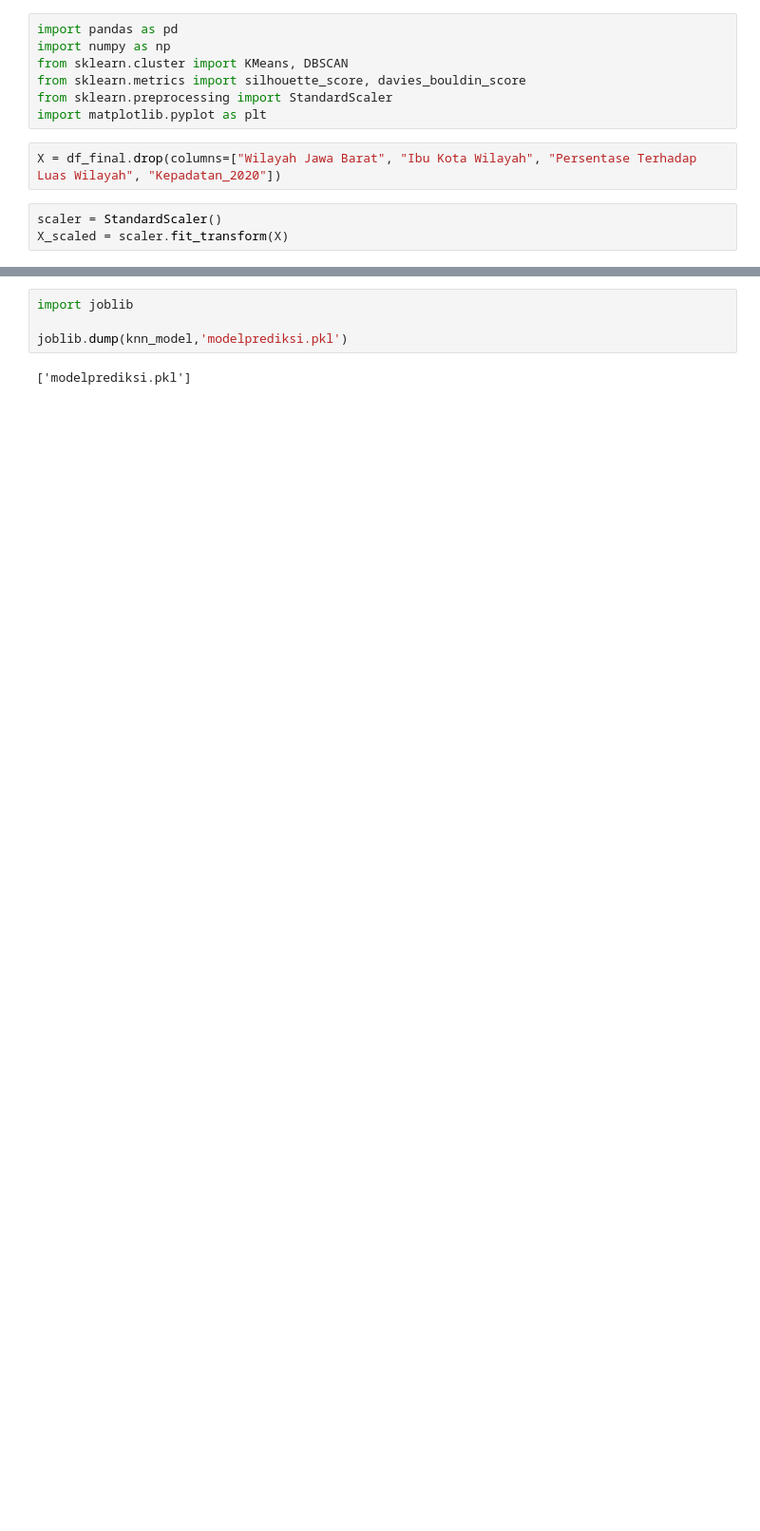
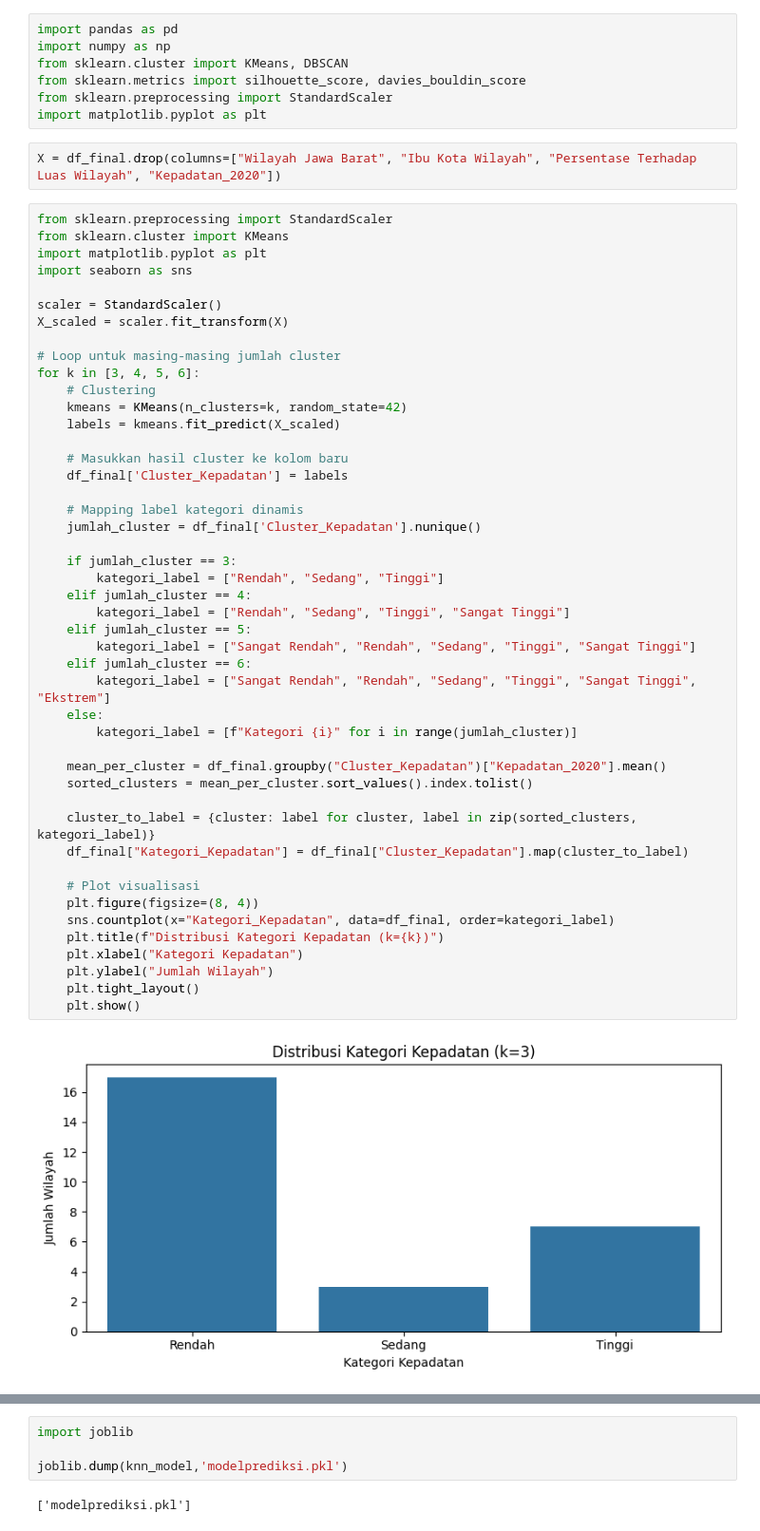
Before and after one commit to rapiscode/Tubes_DATMIN, a Jupyter notebook: TUBES_DATMIN.ipynb, the cells around one changed output, grey strips where cells are left out. Shown at 95% size. Saved outputs shown, nothing was run; the diff lists cells and outputs as text; blank space fills up the shorter version.

```diff
--- a/TUBES_DATMIN.ipynb
+++ b/TUBES_DATMIN.ipynb
@@ -138,5 +222,50 @@ import matplotlib.pyplot as plt
 # %%
 X = df_final.drop(columns=["Wilayah Jawa Barat", "Ibu Kota Wilayah", "Persentase Terhadap Luas Wilayah", "Kepadatan_2020"])
 # %%
+from sklearn.preprocessing import StandardScaler
+from sklearn.cluster import KMeans
+import matplotlib.pyplot as plt
+import seaborn as sns
+
 scaler = StandardScaler()
 X_scaled = scaler.fit_transform(X)
+
+# Loop untuk masing-masing jumlah cluster
+for k in [3, 4, 5, 6]:
+    # Clustering
+    kmeans = KMeans(n_clusters=k, random_state=42)
+    labels = kmeans.fit_predict(X_scaled)
+
+    # Masukkan hasil cluster ke kolom baru
+    df_final['Cluster_Kepadatan'] = labels
+
+    # Mapping label kategori dinamis
+    jumlah_cluster = df_final['Cluster_Kepadatan'].nunique()
+
+    if jumlah_cluster == 3:
+        kategori_label = ["Rendah", "Sedang", "Tinggi"]
+    elif jumlah_cluster == 4:
+        kategori_label = ["Rendah", "Sedang", "Tinggi", "Sangat Tinggi"]
+    elif jumlah_cluster == 5:
+        kategori_label = ["Sangat Rendah", "Rendah", "Sedang", "Tinggi", "Sangat Tinggi"]
+    elif jumlah_cluster == 6:
+        kategori_label = ["Sangat Rendah", "Rendah", "Sedang", "Tinggi", "Sangat Tinggi", "Ekstrem"]
+    else:
+        kategori_label = [f"Kategori {i}" for i in range(jumlah_cluster)]
+
+    mean_per_cluster = df_final.groupby("Cluster_Kepadatan")["Kepadatan_2020"].mean()
+    sorted_clusters = mean_per_cluster.sort_values().index.tolist()
+
+    cluster_to_label = {cluster: label for cluster, label in zip(sorted_clusters, kategori_label)}
+    df_final["Kategori_Kepadatan"] = df_final["Cluster_Kepadatan"].map(cluster_to_label)
+
+    # Plot visualisasi
+    plt.figure(figsize=(8, 4))
+    sns.countplot(x="Kategori_Kepadatan", data=df_final, order=kategori_label)
+    plt.title(f"Distribusi Kategori Kepadatan (k={k})")
+    plt.xlabel("Kategori Kepadatan")
+    plt.ylabel("Jumlah Wilayah")
+    plt.tight_layout()
+    plt.show()
+# %% [output]
+[figure, added]
```
Also changed, not shown: parts of 19 cells of this notebook.
